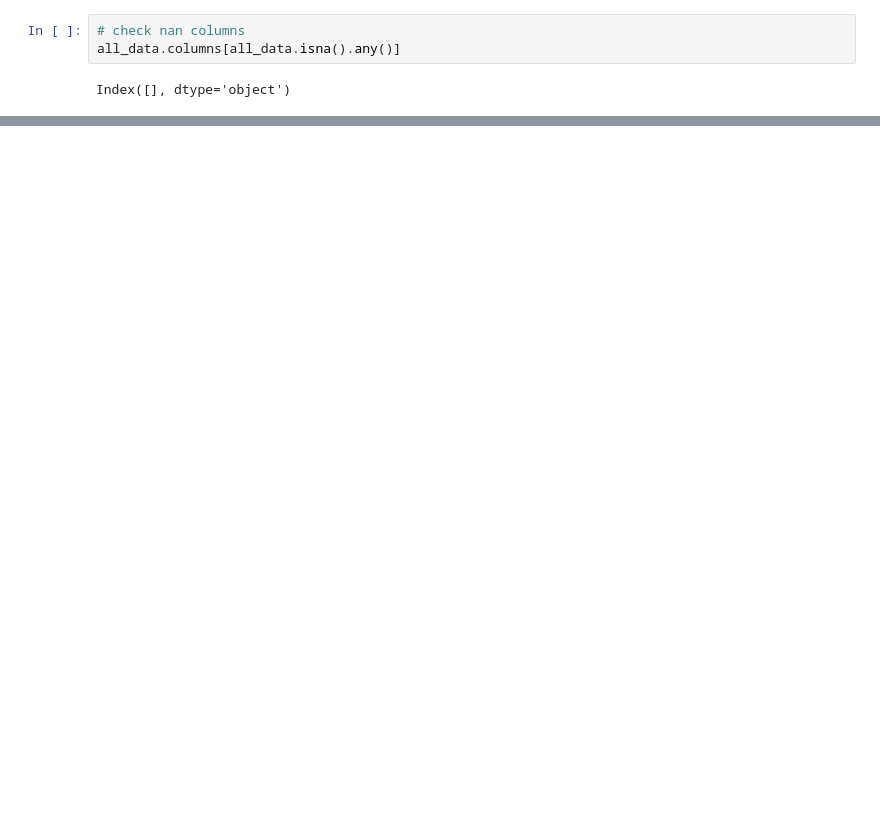
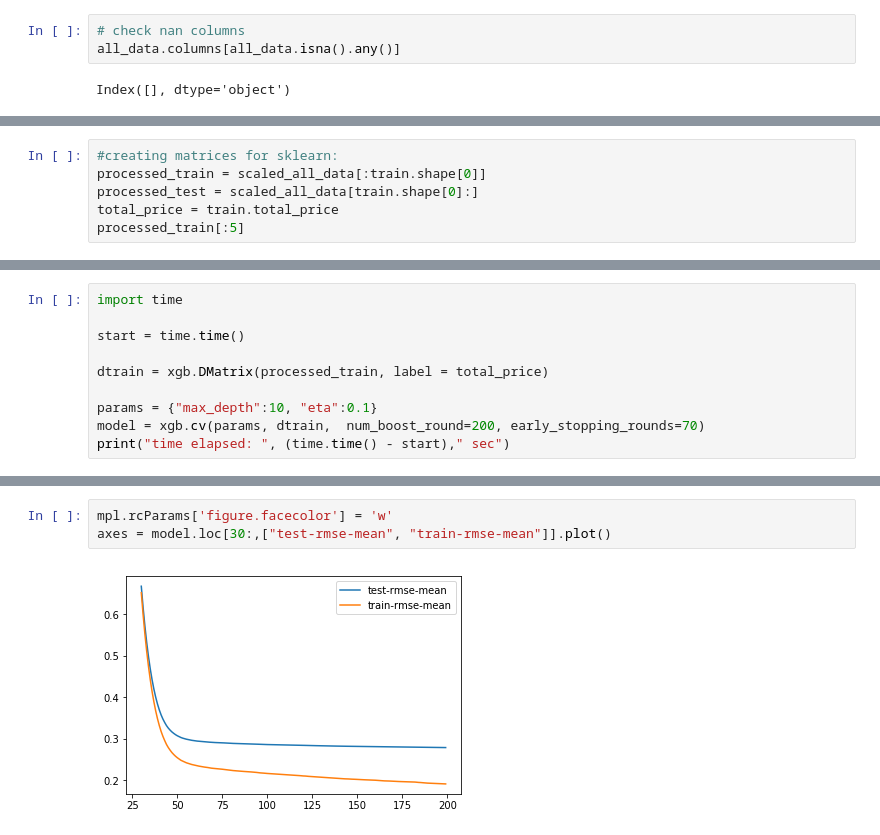
Before and after one commit to huohsien/AIA_Midterm----TBrain, a Jupyter notebook: real_estate_price_prediction.ipynb, the cells around one changed output, grey strips where cells are left out. Saved outputs shown, nothing was run; the diff lists cells and outputs as text; blank space fills up the shorter version.

```diff
--- a/real_estate_price_prediction.ipynb
+++ b/real_estate_price_prediction.ipynb
@@ -64,0 +84,6 @@ all_data.loc[:,'txn_dt':'divorce_rate']
+# %%
+#creating matrices for sklearn:
+processed_train = scaled_all_data[:train.shape[0]]
+processed_test = scaled_all_data[train.shape[0]:]
+total_price = train.total_price
+processed_train[:5]
@@ -64,0 +122,10 @@ all_data.loc[:,'txn_dt':'divorce_rate']
+# %%
+import time
+
+start = time.time()
+
+dtrain = xgb.DMatrix(processed_train, label = total_price)
+
+params = {"max_depth":10, "eta":0.1}
+model = xgb.cv(params, dtrain,  num_boost_round=200, early_stopping_rounds=70)
+print("time elapsed: ", (time.time() - start)," sec")
@@ -64,0 +134,5 @@ all_data.loc[:,'txn_dt':'divorce_rate']
+# %%
+mpl.rcParams['figure.facecolor'] = 'w'
+axes = model.loc[30:,["test-rmse-mean", "train-rmse-mean"]].plot()
+# %% [output]
+[figure, added]
```
Also changed, not shown: parts of 24 cells of this notebook, 3 other files.
